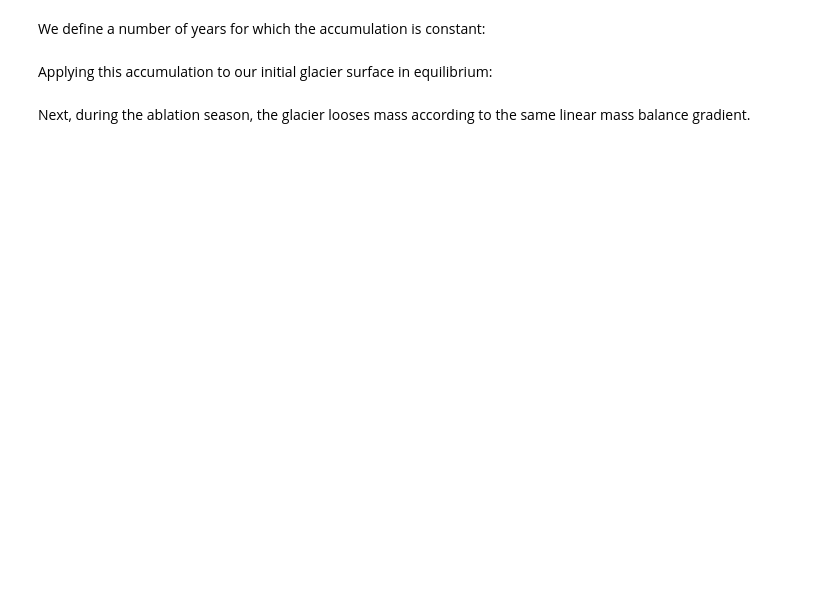
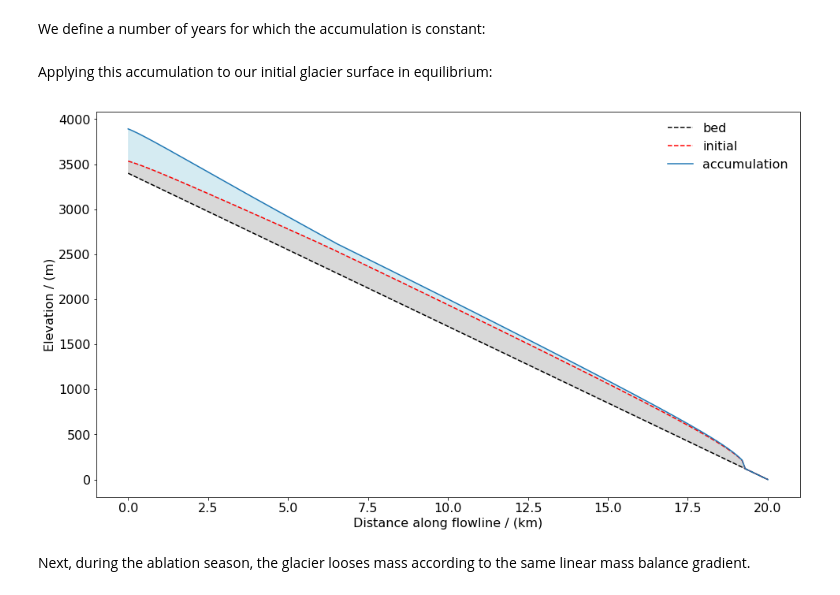
Before and after one commit to OGGM/oggm-edu-notebooks, a Jupyter notebook: oggm-edu/accumulation_and_ablation.ipynb, the cells around one changed output. Drawn from its saved outputs; the diff is of its cells as text; code cells hidden in the pictures; blank space fills up the shorter version.

Commit message:
Improved graphics

```diff
--- a/oggm-edu/accumulation_and_ablation.ipynb
+++ b/oggm-edu/accumulation_and_ablation.ipynb
@@ -15,6 +15,9 @@ from mpl_toolkits.mplot3d import axes3d
 import numpy as np
 from IPython.display import Image
 from functools import partial
+# %%
+# set default font size in plots
+plt.rc('font', size=16)
 # %% [markdown]
 The following sections are based on the book *"The Physics of Glaciers"* by Cuffey and Paterson, (2010).
 # %% [markdown]
@@ -228,13 +265,17 @@ acc_sfc = initial + acc_d
 # %%
 fig, ax = plt.subplots(1, 1, figsize=(16, 9))
 ax.plot(distance_along_glacier, bed_h, '--k', label='bed')
 ax.plot(distance_along_glacier, initial, '--r', label='initial')
 ax.plot(distance_along_glacier, acc_sfc, '-', label='accumulation')
 #ax.hlines(ela, distance_along_glacier[0], distance_along_glacier[-1], linestyle='--', color='grey')
 #ax.text(distance_along_glacier[-1], ela + 10, 'Equilibrium line altitude', horizontalalignment='right', verticalalignment='bottom', color='grey')
 ax.fill_between(distance_along_glacier, bed_h, initial, color='grey', alpha=0.3);
 ax.fill_between(distance_along_glacier, initial, acc_sfc, color='lightblue', alpha=0.5);
 ax.legend(frameon=False);
+ax.set_xlabel('Distance along flowline / (km)')
+ax.set_ylabel('Elevation / (m)');
+# %% [output]
+[figure, added]
 # %% [markdown]
 Next, during the ablation season, the glacier looses mass according to the same linear mass balance gradient.
 # %%
```
Also changed, not shown: parts of 16 cells of this notebook.
